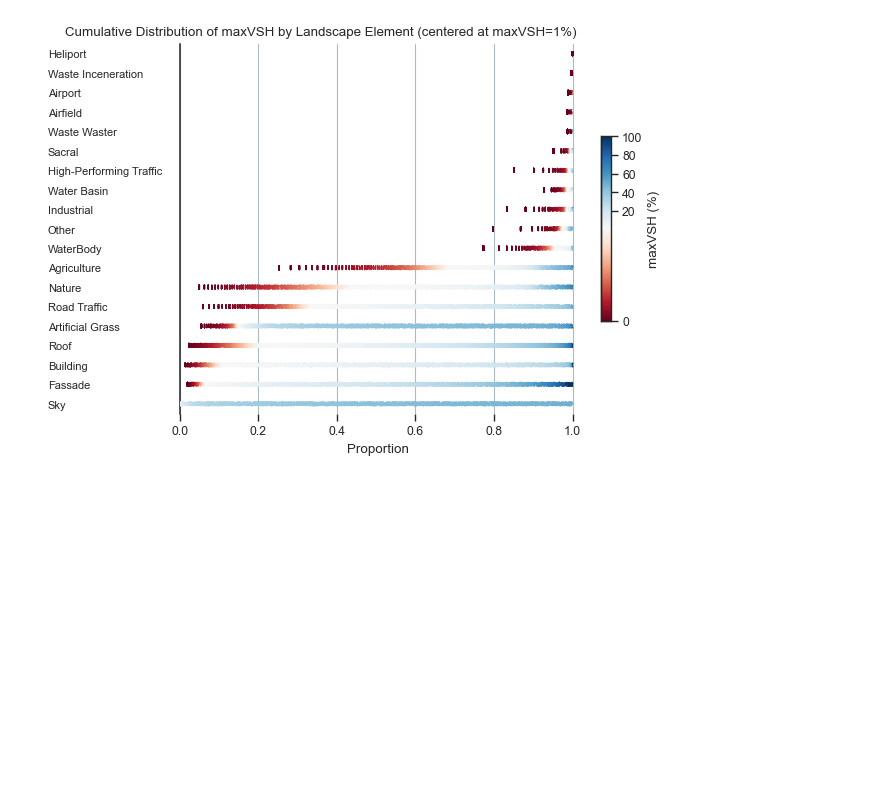
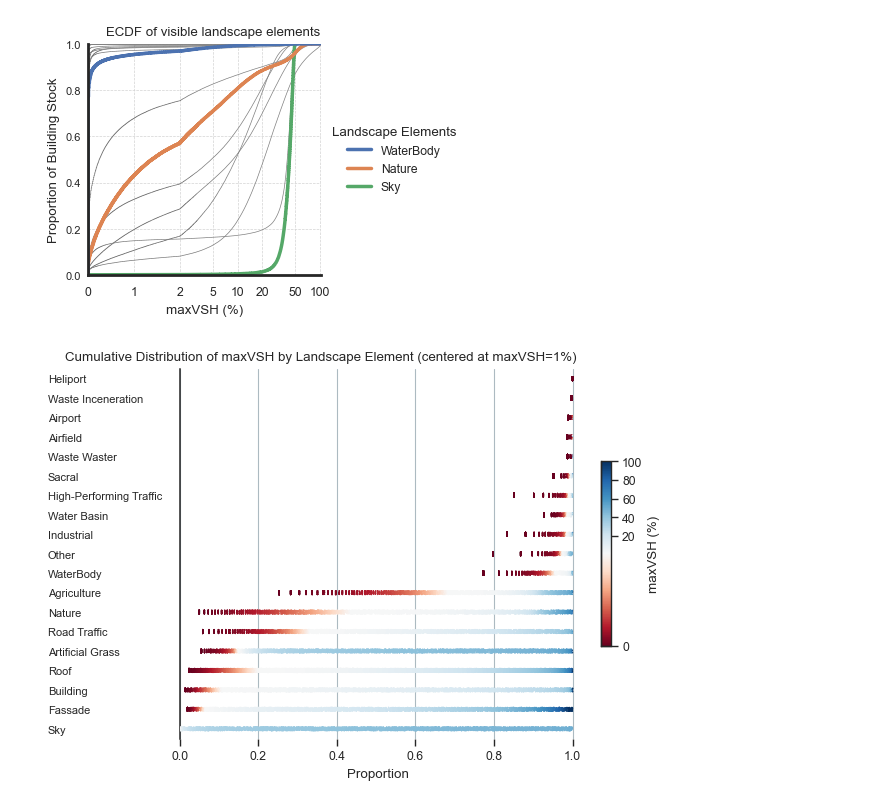
Before and after one commit to AdamSwietek/LUP_VisualCapital, a Jupyter notebook: notebooks/explore/explore_what_the_swiss_see.ipynb, the cells around one changed output. Saved outputs shown, nothing was run; the diff lists cells and outputs as text; code cells hidden in the pictures; blank space fills up the shorter version.

```diff
--- a/notebooks/explore/explore_what_the_swiss_see.ipynb
+++ b/notebooks/explore/explore_what_the_swiss_see.ipynb
@@ -13,5 +16,5 @@ sns.set_context("paper", font_scale = 1)
 # %%
-dataset = pd.read_pickle('../../geodata/results/01_master_building_dataset.pkl')
+dataset = pd.read_pickle('../../../geodata/results/01_master_building_dataset.pkl')
 # %%
 rename_col = {
        'Dac1' :'Roof',
@@ -36,8 +39,49 @@ rename_col = {
        'Ver11':'High-Performing Traffic',
        'Was16':'Water Basin',
 }
-# %%
-plt.rcParams['svg.fonttype'] = 'none'
+# %%
+maxvsh_cols = dataset.columns[dataset.columns.str.contains('maxvsh')]
+dat = dataset[maxvsh_cols.drop('maxvsh_Sie9')].sample(100000)
+dat.columns = dat.columns.str.replace('maxvsh_', '')
+dat = dat.rename(columns = rename_col)
+dat = dat.melt()
+
+var_lst = ['Sky','WaterBody','Nature']#'Road Traffic','High-Performing Traffic',
+f, ax = plt.subplots(figsize = (3,3))
+for element in dat.variable.unique().tolist():
+    sns.ecdfplot(data = dat.query('variable in @element'), x = 'value', color = 'grey', legend = False, linewidth=.5, ax = ax)
+sns.ecdfplot(data = dat.query('variable in @var_lst'), x = 'value', hue = 'variable', palette = 'deep', legend = True, linewidth=2.5, ax = ax)
+
+sns.move_legend(ax, "center left",frameon = False, title = 'Landscape Elements', bbox_to_anchor=(1,.5))
+
+# plt.legend(bbox_to_anchor=(1.05, 1), loc=2, borderaxespad=0., labels = var_lst)
+plt.xlim((0,101))
+plt.xlabel('maxVSH (%)')
+plt.ylabel('Proportion of Building Stock')
+plt.xscale('symlog')
+
+ax.set_xticks([0,1,2,5,10,20,50,100])
+ax.get_xaxis().set_major_formatter(matplotlib.ticker.ScalarFormatter())
+
+ax.yaxis.set_tick_params(pad=0,            # Pad tick labels so they don't go over y-axis
+                         labelsize=8,       # Set label size
+                         bottom=False)       # Set no ticks on bottom/left
+
+
+y_minor = matplotlib.ticker.LogLocator(base = 10.0, subs = np.arange(1.0, 10.0) * 0.1, numticks = 10)
+ax.xaxis.set_minor_locator(y_minor)
+ax.xaxis.set_minor_formatter(matplotlib.ticker.NullFormatter())
+ax.set_title('ECDF of visible landscape elements',loc = 'right', wrap = True)#,fontweight = 'bold', pad = 0)
+ax.set_axisbelow(True)
+ax.yaxis.grid(color='lightgrey', linestyle='dashed', lw = .5)
+ax.xaxis.grid(color='lightgrey', linestyle='dashed', lw = .5)
+ax.spines[['left','bottom']].set_linewidth(2)
+
+sns.despine()
+
+# plt.savefig('../../vc_plots/fig1_ch_maxvsh_ecdf.svg')
+# %% [output]
+[figure, added]
 # %%
 dat = dataset[maxvsh_cols.drop('maxvsh_Sie9')].sample(100000)
 dat.columns = dat.columns.str.replace('maxvsh_', '')
```
Also changed, not shown: parts of 6 cells of this notebook, 1 other file.
